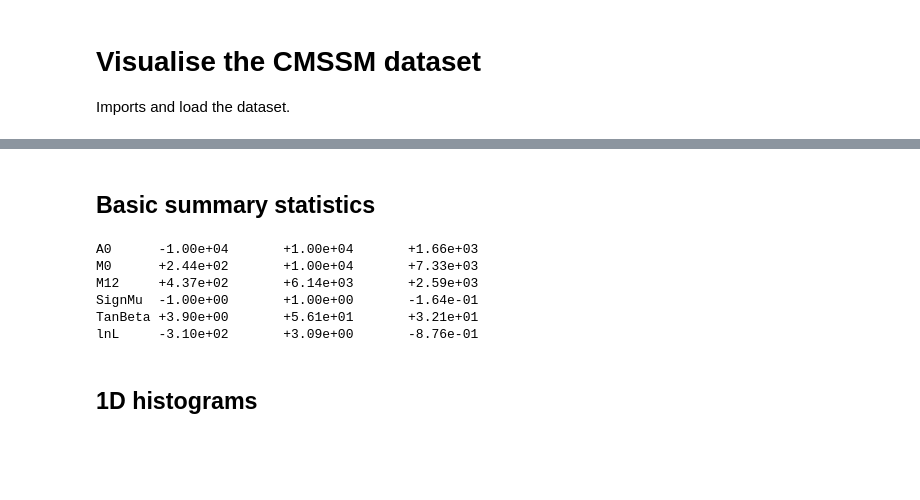
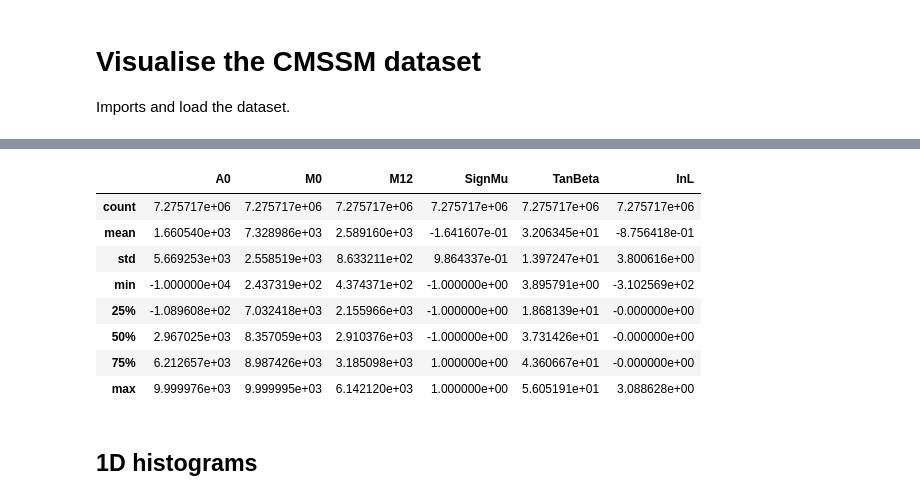
Before and after one commit to idark-project/idark-ml, a Jupyter notebook: cmssm/notebooks/cmssm_data_exploration.ipynb, the cells around one changed output, grey strips where cells are left out. Drawn from its saved outputs; the diff is of its cells as text; code cells hidden in the pictures; blank space fills up the shorter version.

Commit message:
Now use pandas instead of h5py directly.

```diff
--- a/cmssm/notebooks/cmssm_data_exploration.ipynb
+++ b/cmssm/notebooks/cmssm_data_exploration.ipynb
@@ -7,8 +7,18 @@ Imports and load the dataset.
 import matplotlib.pyplot as plt
 from matplotlib.colors import LogNorm
 import h5py
-import numpy as np
+import pandas as pd
 
-h5 = h5py.File('../CMSSM_subset.hdf5', 'r')
+# Nicer labels
+def label(k):
+    l = k.split('::')[-1]
+    if l == 'calc_LHC_LogLike':
+        l = 'lnL'
+    return l
 
-lnlike = '#LHC_Combined_LogLike @ColliderBit::calc_LHC_LogLike'
+df = pd.DataFrame()
+with h5py.File('../CMSSM_subset.hdf5', 'r') as h5:
+    for k in h5.keys():
+        df[label(k)] = h5[k]
+
+df.head()
@@ -15,31 +32,15 @@ lnlike = '#LHC_Combined_LogLike @ColliderBit::calc_LHC_LogLike'
-# %% [markdown]
-## Basic summary statistics
-# %%
-from collections import namedtuple
-
-Summary = namedtuple('Summary', ['label', 'min', 'max', 'mean'])
-def summary(h5, k):
-    d = np.array(h5[k])
-    return Summary(label = label(k), min=d.min(), max=d.max(), mean=d.mean())
-    print('%s\t%+.2e\t%+.2e\t%+.2e' % (label(k), d.min(), d.max(), d.mean()))
-
-def label(k):
-    l = k.split('::')[-1]
-    if l == 'calc_LHC_LogLike':
-        l = 'lnL'
-    return l
-
-summaries = {k : summary(h5, k) for k in h5.keys()}
-
-for _, s in summaries.items():
-    print('%s\t%+.2e\t%+.2e\t%+.2e' % (s.label, s.min, s.max, s.mean))
-# %% [output]
-A0      -1.00e+04       +1.00e+04       +1.66e+03
-M0      +2.44e+02       +1.00e+04       +7.33e+03
-M12     +4.37e+02       +6.14e+03       +2.59e+03
-SignMu  -1.00e+00       +1.00e+00       -1.64e-01
-TanBeta +3.90e+00       +5.61e+01       +3.21e+01
-lnL     -3.10e+02       +3.09e+00       -8.76e-01
+# %%
+df.describe()
+# %% [output]
+|  | A0 | M0 | M12 | SignMu | TanBeta | lnL |
+| count | 7.275717e+06 | 7.275717e+06 | 7.275717e+06 | 7.275717e+06 | 7.275717e+06 | 7.275717e+06 |
+| mean | 1.660540e+03 | 7.328986e+03 | 2.589160e+03 | -1.641607e-01 | 3.206345e+01 | -8.756418e-01 |
+| std | 5.669253e+03 | 2.558519e+03 | 8.633211e+02 | 9.864337e-01 | 1.397247e+01 | 3.800616e+00 |
+| min | -1.000000e+04 | 2.437319e+02 | 4.374371e+02 | -1.000000e+00 | 3.895791e+00 | -3.102569e+02 |
+| 25% | -1.089608e+02 | 7.032418e+03 | 2.155966e+03 | -1.000000e+00 | 1.868139e+01 | -0.000000e+00 |
+| 50% | 2.967025e+03 | 8.357059e+03 | 2.910376e+03 | -1.000000e+00 | 3.731426e+01 | -0.000000e+00 |
+| 75% | 6.212657e+03 | 8.987426e+03 | 3.185098e+03 | 1.000000e+00 | 4.360667e+01 | -0.000000e+00 |
+| max | 9.999976e+03 | 9.999995e+03 | 6.142120e+03 | 1.000000e+00 | 5.605191e+01 | 3.088628e+00 |
 # %% [markdown]
 ## 1D histograms
 # %%
```
Also changed, not shown: parts of 3 cells of this notebook, 1 other file.
